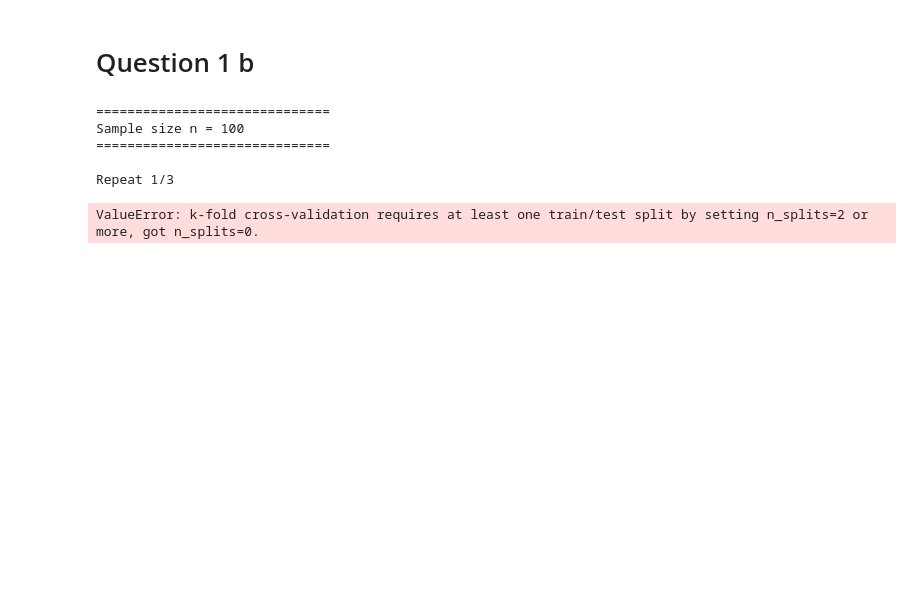
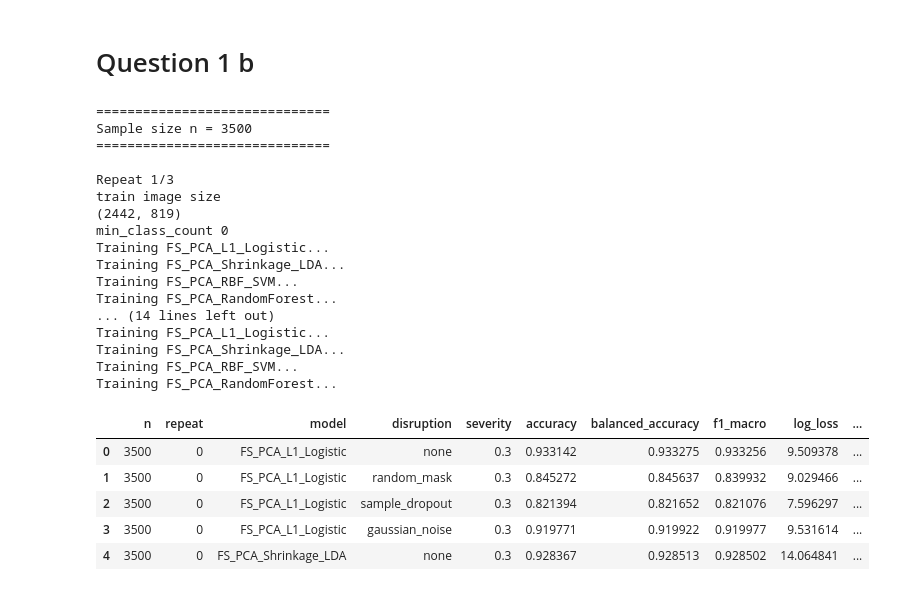
Before and after one commit to daobanzhuimengzhe/MVE441_EXAM, a Jupyter notebook: exam_code.ipynb, the cells around one changed output. Cells and saved outputs as stored; diff of their text form; code cells hidden in the pictures; blank space fills up the shorter version.

```diff
--- a/exam_code.ipynb
+++ b/exam_code.ipynb
@@ -1134,19 +1070,24 @@ def my_balanced_accuracy_score(y_true, y_pred, labels=None):
 
     return np.mean(recalls)
 # %%
-sample_sizes = [100, 250, 500, 1000, 2000]
+
+
+sample_sizes = [3500]
+
 n_repeats = 3
 test_size = 1000
 
+
 disruption_modes = [
-    "none",
-    "center",
-    "top",
-    "bottom",
-    "left",
-    "right",
-    "random_pixels"
+    "none","random_mask","sample_dropout","gaussian_noise"
 ]
+
+
+CV_FOLDS= 4
+
+
+unique_labels, class_counts = np.unique(y_TR, return_counts=True)
+
 
 severity = 0.3
 labels = np.arange(7)
@@ -1184,11 +1125,15 @@ for n in sample_sizes:
             random_state=repeat
         )
 
+        print("train image size")
+        print(X_train.shape)
+
         min_class_count = np.min(np.bincount(y_train))
-        k_inner = min(10, min_class_count)
+        print("min_class_count", min_class_count)
+
 
         inner_cv = StratifiedKFold(
-            n_splits=k_inner,
+            n_splits=CV_FOLDS,
             shuffle=True,
             random_state=seed
         )
@@ -1223,10 +1168,9 @@ for n in sample_sizes:
                 if mode == "none":
                     X_eval = X_test.copy()
                 else:
-                    X_eval = disrupt_images(
+                    X_eval = disrupt_features(
                         X_test,
                         mode=mode,
-                        severity=severity,
                         seed=seed + 123
                     )
 
@@ -1256,35 +1200,52 @@ for n in sample_sizes:
                         "f1_macro": f1,
                         "log_loss": ll,
                         "brier_score": brier
                     }
 
                 disruption_results.append({
                     "n": n,
                     "repeat": repeat,
                     "model": model_name,
                     "disruption": mode,
                     "severity": severity,
                     "accuracy": acc,
                     "balanced_accuracy": bal_acc,
                     "f1_macro": f1,
                     "log_loss": ll,
                     "brier_score": brier,
                     "accuracy_drop": clean_metrics["accuracy"] - acc if clean_metrics is not None else 0,
                     "log_loss_increase": ll - clean_metrics["log_loss"] if clean_metrics is not None else 0,
                     "brier_increase": brier - clean_metrics["brier_score"] if clean_metrics is not None else 0
                 })
 
 disruption_df = pd.DataFrame(disruption_results)
 best_params_disruption_df = pd.DataFrame(best_params_disruption)
 
 disruption_df.head()
 # %% [output]
 ==============================
-Sample size n = 100
+Sample size n = 3500
 ==============================
 
 Repeat 1/3
+train image size
+(2442, 819)
+min_class_count 0
+Training FS_PCA_L1_Logistic...
+Training FS_PCA_Shrinkage_LDA...
+Training FS_PCA_RBF_SVM...
+Training FS_PCA_RandomForest...
+... (14 lines left out)
+Training FS_PCA_L1_Logistic...
+Training FS_PCA_Shrinkage_LDA...
+Training FS_PCA_RBF_SVM...
+Training FS_PCA_RandomForest...
-ValueError: k-fold cross-validation requires at least one train/test split by setting n_splits=2 or more, got n_splits=0.
+|  | n | repeat | model | disruption | severity | accuracy | balanced_accuracy | f1_macro | log_loss | ... |
+| 0 | 3500 | 0 | FS_PCA_L1_Logistic | none | 0.3 | 0.933142 | 0.933275 | 0.933256 | 9.509378 | ... |
+| 1 | 3500 | 0 | FS_PCA_L1_Logistic | random_mask | 0.3 | 0.845272 | 0.845637 | 0.839932 | 9.029466 | ... |
+| 2 | 3500 | 0 | FS_PCA_L1_Logistic | sample_dropout | 0.3 | 0.821394 | 0.821652 | 0.821076 | 7.596297 | ... |
+| 3 | 3500 | 0 | FS_PCA_L1_Logistic | gaussian_noise | 0.3 | 0.919771 | 0.919922 | 0.919977 | 9.531614 | ... |
+| 4 | 3500 | 0 | FS_PCA_Shrinkage_LDA | none | 0.3 | 0.928367 | 0.928513 | 0.928502 | 14.064841 | ... |
 # %%
 disruption_df.to_csv("part1b_disruption_results.csv", index=False)
 best_params_disruption_df.to_csv("part1b_best_params.csv", index=False)
```
Also changed, not shown: parts of 7 cells of this notebook.
